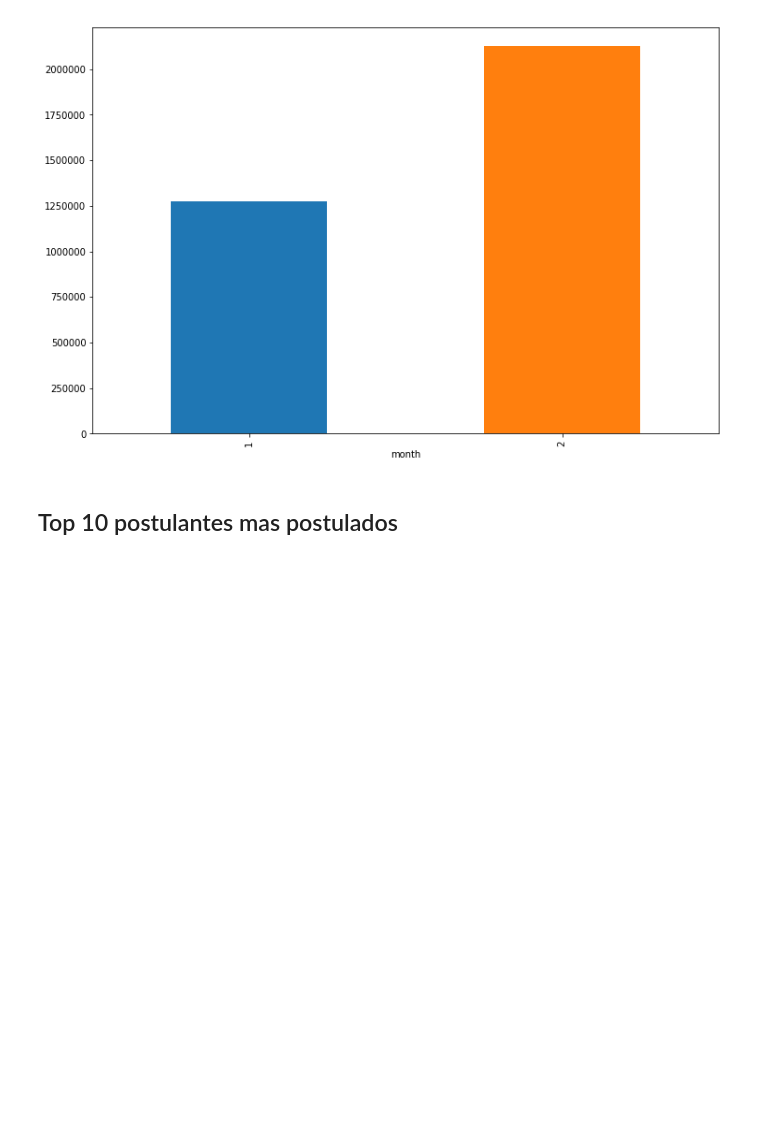
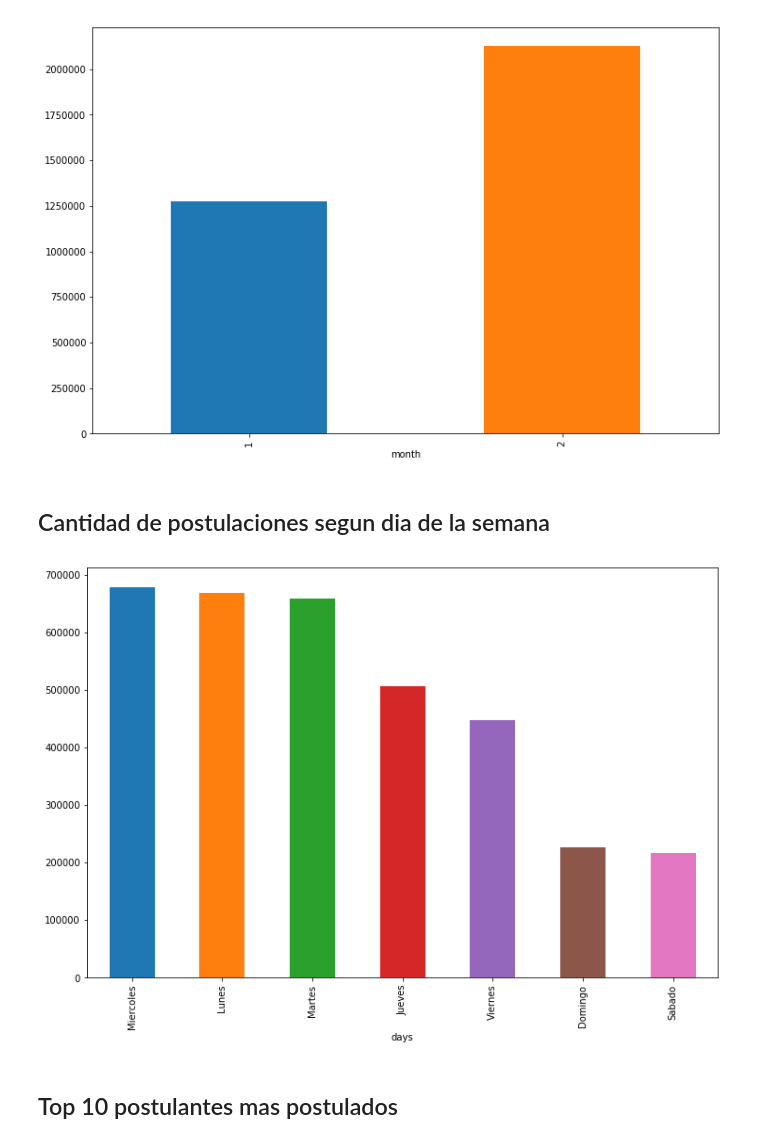
Before and after one commit to lucioll/NaventDatosTP, a Jupyter notebook: TP1Fabri.ipynb, the cells around one changed output. Saved outputs shown, nothing was run; the diff lists cells and outputs as text; code cells hidden in the pictures; blank space fills up the shorter version.

Commit message:
Ahora si segun dia de la semana

```diff
--- a/TP1Fabri.ipynb
+++ b/TP1Fabri.ipynb
@@ -56,6 +56,22 @@ post['month'] = post['fechapostulacion'].dt.month
 post.groupby('month').size().plot(kind='bar',figsize=(12,8));
 # %% [output]
 [figure]
+# %% [markdown]
+## Cantidad de postulaciones segun dia de la semana
+# %%
+post['fechapostulacion'] = pd.to_datetime(post['fechapostulacion'])
+post['days'] = post['fechapostulacion'].dt.dayofweek
+diasDeLaSemana = post.groupby('days').size().sort_values(ascending=False)
+diasDeLaSemana = diasDeLaSemana.rename({0: 'Lunes',\
+                       1: 'Martes',\
+                       2: 'Miercoles',\
+                       3: 'Jueves',\
+                       4: 'Viernes',\
+                       5: 'Sabado',\
+                       6: 'Domingo'})
+diasDeLaSemana.plot(kind='bar',figsize=(12,8));
+# %% [output]
+[figure, added]
 # %% [markdown]
 ## Top 10 postulantes mas postulados
 # %%
```
Also changed, not shown: parts of 2 cells of this notebook, 1 other file.
